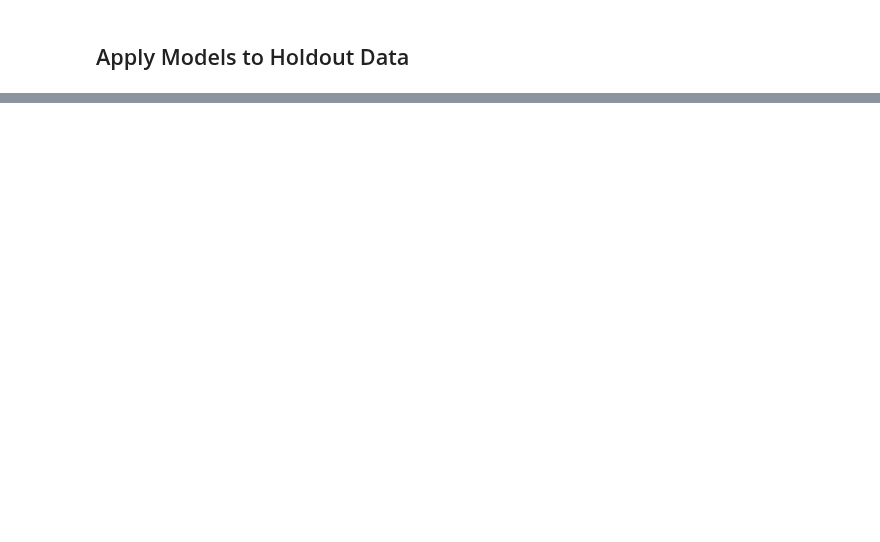
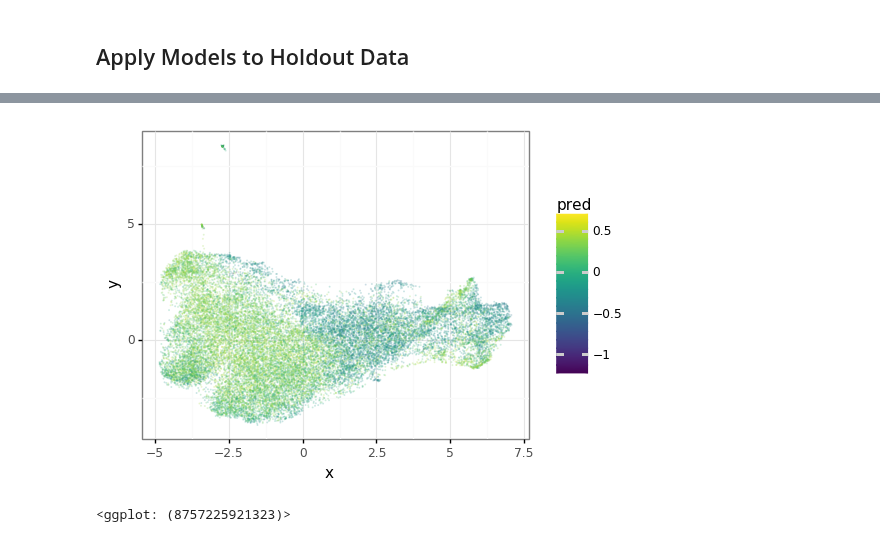
Before and after one commit to broadinstitute/profiling-resistance-mechanisms, a Jupyter notebook: 4.single-cell/1.train.ipynb, the cells around one changed output, grey strips where cells are left out. Cells and saved outputs as stored; diff of their text form; code cells hidden in the pictures; blank space fills up the shorter version.

```diff
--- a/4.single-cell/1.train.ipynb
+++ b/4.single-cell/1.train.ipynb
@@ -476,0 +469,14 @@ holdout_df.groupby("clone").describe()
+# %%
+pred_umap_gg = (
+    gg.ggplot(holdout_embedding_df, gg.aes(x="x", y="y")) +
+    gg.geom_point(gg.aes(color="pred"), size = 0.1, shape = ".", alpha = 0.2) +
+    gg.theme_bw()
+)
+
+fig_file = pathlib.Path("figures", "umap", "example_cell_line_holdout_predictions.png")
+pred_umap_gg.save(filename=fig_file, height=4, width=5, dpi=500)
+
+pred_umap_gg
+# %% [output]
+[figure, added]
+<ggplot: (8757225921323)>
```
Also changed, not shown: parts of 24 cells of this notebook, 1 other file.
